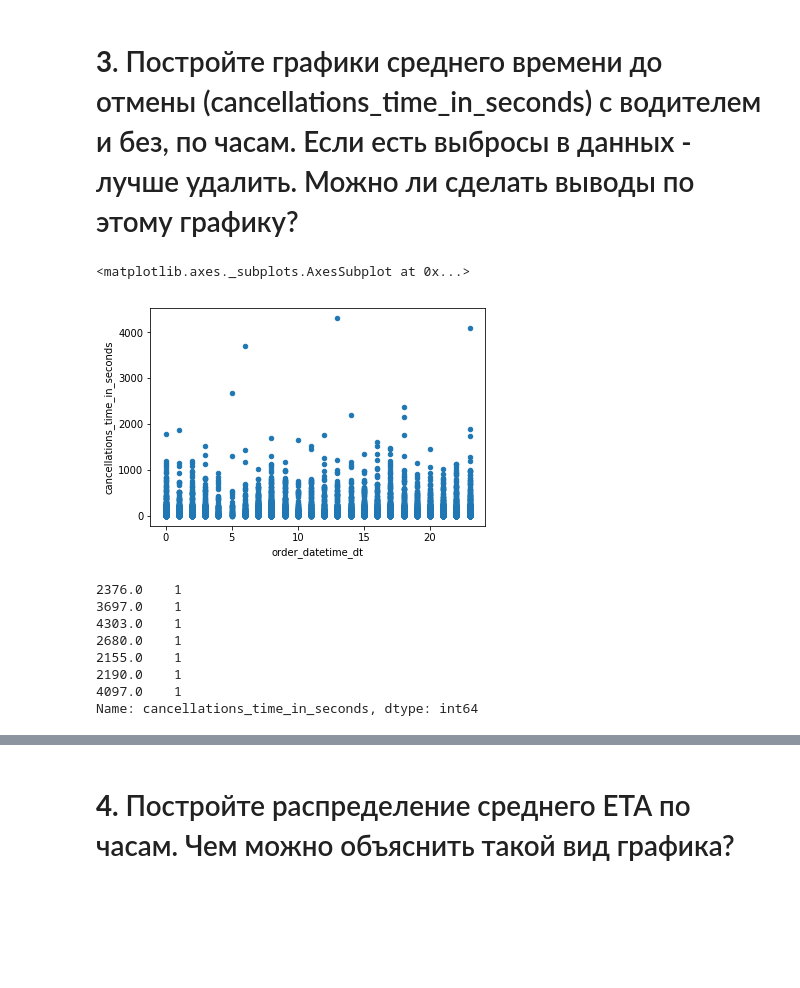
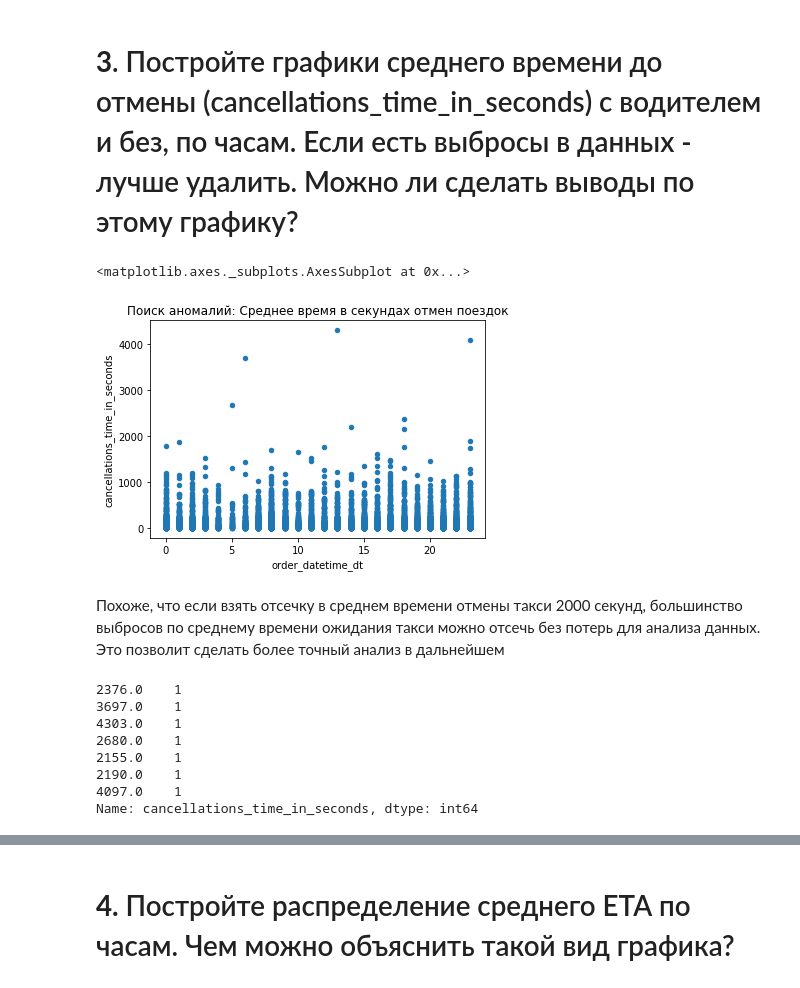
Before and after one commit to alexnisilev/analytics_vizualization, a Jupyter notebook: Analytics.ipynb, the cells around one changed output, grey strips where cells are left out. Drawn from its saved outputs; the diff is of its cells as text; code cells hidden in the pictures; blank space fills up the shorter version.

```diff
--- a/Analytics.ipynb
+++ b/Analytics.ipynb
@@ -121,20 +139,20 @@ data_orders['order_datetime_dt'].value_counts(normalize = True).sort_index(ascen
 #  **3**. Постройте графики среднего времени до отмены (cancellations_time_in_seconds) с водителем и без, по часам. Если есть выбросы в данных - лучше удалить. Можно ли сделать выводы по этому графику?
 # %%
 ## CODE HERE
-data_orders.plot(x = 'order_datetime_dt',y = 'cancellations_time_in_seconds',kind='scatter')
-#Проверяю, есть ли выбросы данных. Похоже, что если сделать отсечку в 2000 секунд, большинство выбросов можно будет отсечь
+data_orders.plot(x = 'order_datetime_dt',y = 'cancellations_time_in_seconds',kind='scatter', title = 'Поиск аномалий: Среднее время в секундах отмен поездок')
 # %% [output]
 <matplotlib.axes._subplots.AxesSubplot at 0x...>
-[figure, old version]
+[figure, new version]
-# %%
-data_orders['cancellations_time_in_seconds'][data_orders['cancellations_time_in_seconds']>2000].value_counts()
-#Считаю количество данных, которые отсекутся. 7 записей не повлияют на общие выводы. Можно смело отсекать данные.
-# %% [output]
-2376.0    1
-3697.0    1
-4303.0    1
-2680.0    1
-2155.0    1
-2190.0    1
-4097.0    1
-Name: cancellations_time_in_seconds, dtype: int64
+# %% [markdown]
+Похоже, что если взять  отсечку в среднем времени отмены такси 2000 секунд, большинство выбросов по среднему времени ожидания такси можно отсечь без потерь для анализа данных. Это позволит сделать более точный анализ в дальнейшем
+# %%
+data_orders['cancellations_time_in_seconds'][data_orders['cancellations_time_in_seconds']>2000].value_counts()
+# %% [output]
+2376.0    1
+3697.0    1
+4303.0    1
+2680.0    1
+2155.0    1
+2190.0    1
+4097.0    1
+Name: cancellations_time_in_seconds, dtype: int64
```
Also changed, not shown: parts of 53 cells of this notebook.
